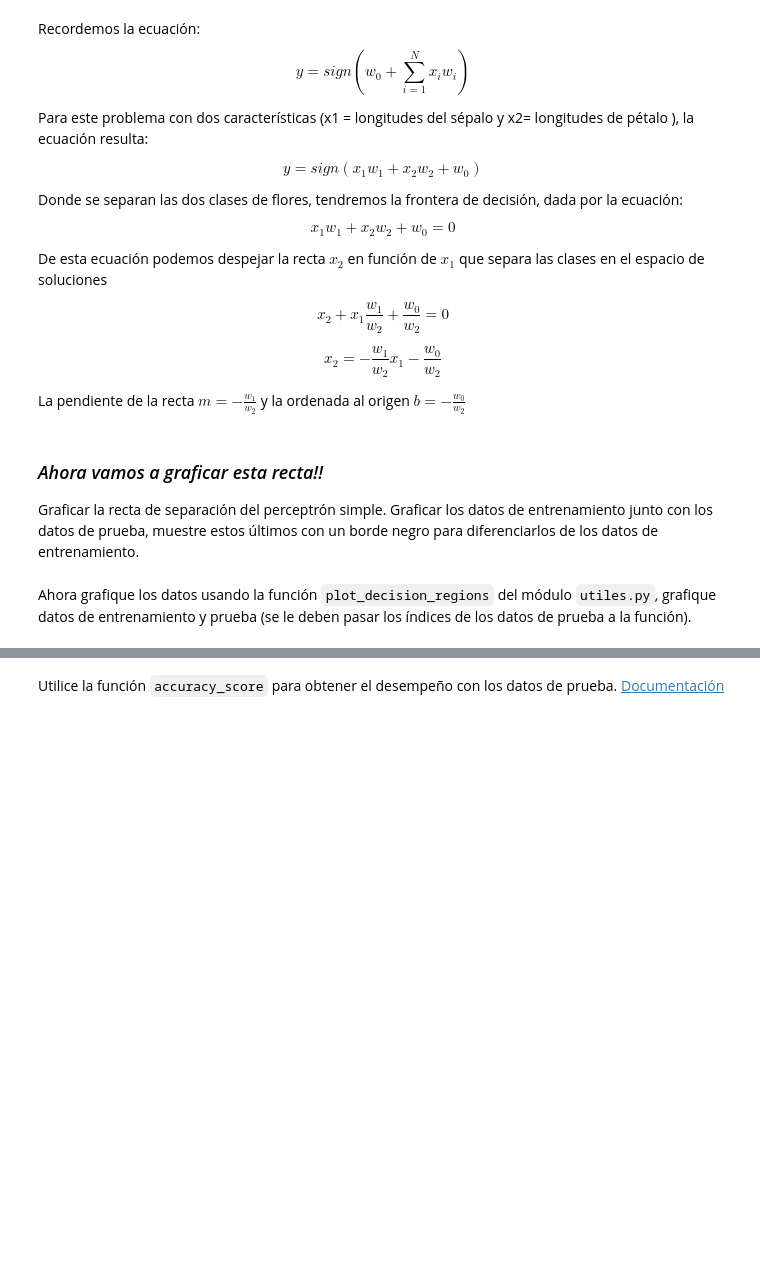
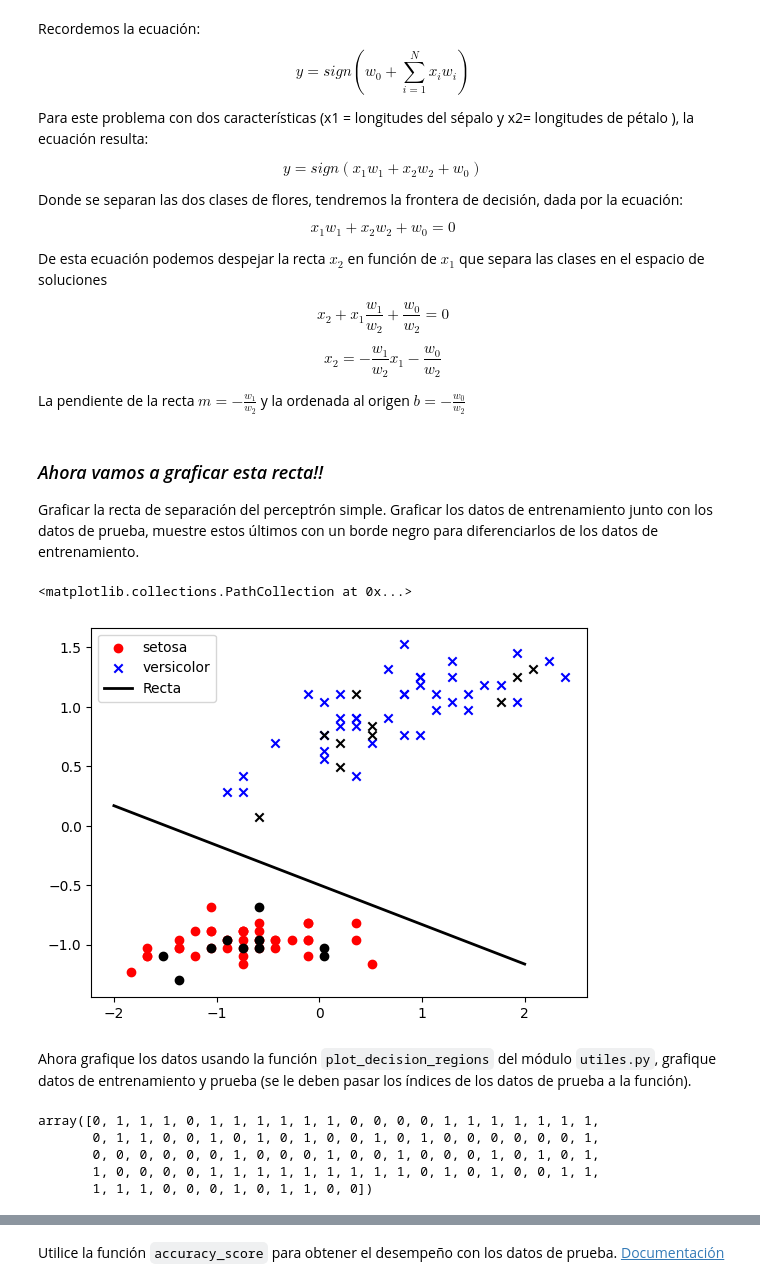
Before and after one commit to EnzoRD/Aprendisaje_maquinal, a Jupyter notebook: Semana_4-PS-PMC/Notebooks/PerceptronSimple.ipynb, the cells around one changed output, grey strips where cells are left out. Drawn from its saved outputs; the diff is of its cells as text; code cells hidden in the pictures; blank space fills up the shorter version.

```diff
--- a/Semana_4-PS-PMC/Notebooks/PerceptronSimple.ipynb
+++ b/Semana_4-PS-PMC/Notebooks/PerceptronSimple.ipynb
@@ -62,4 +94,11 @@ Separar los datos en conjunto de entrenamiento y prueba (20%)
 # %%
 #Escalamos los datos
+scaler = StandardScaler()
+scaler.fit(x_train)
+x_train_std = scaler.transform(x_train)
+x_test_std = scaler.transform(x_test)
 # %% [markdown]
 Entrenamos el perceptrón con un `eta=0.1`, una semilla `random_state=1` y `shuffle=True`. Ver [documentación](https://scikit-learn.org/stable/modules/generated/sklearn.linear_model.Perceptron.html)
+# %%
+perceptron = Perceptron(eta0=0.1, random_state=1, shuffle=True)
+perceptron.fit(x_train_std, y_train)
@@ -68,2 +113,6 @@ Entrenamos el perceptrón con un `eta=0.1`, una semilla `random_state=1` y `shuf
 # %% [markdown]
 **constante u ordenada al origen de la recta**
+# %%
+#Obtenemos la pendiente y la ordenada de la recta
+m = -(perceptron.coef_[0][0]/perceptron.coef_[0][1])
+b = -(perceptron.intercept_/perceptron.coef_[0][1])
@@ -91,8 +144,31 @@ La pendiente de la recta  $ m = -\frac{w_1}{w_2}$ y la ordenada al origen $ b =
 Graficar la recta de separación del perceptrón simple. Graficar los datos de entrenamiento junto con los datos de prueba, muestre estos últimos con un borde negro para diferenciarlos de los datos de entrenamiento.
 # %%
 #------------------ Representación de la recta ------------------------------------
+#Gráfico del conjunto de entrenamiento
+plt.scatter(x_train_std[:, 0][y_train == 0], x_train_std[:, 1][y_train == 0], color='red', marker='o', label='setosa')
+plt.scatter(x_train_std[:, 0][y_train == 1], x_train_std[:, 1][y_train == 1], color='blue', marker='x', label='versicolor')
 
-
+#Agregamos la recta
+x = np.linspace(-2, 2, 100)
+plt.plot(x, m*x+b, color='black', linestyle='-', linewidth=2, label='Recta')
+plt.legend(loc='upper left')
 # ----------------------------------------------------------------------------------
+#Agregamos los datos de testeo
+plt.scatter(x_test_std[:, 0][y_test == 0], x_test_std[:, 1][y_test == 0], color='black', marker='o', label='setosa')
+plt.scatter(x_test_std[:,0][y_test == 1], x_test_std[:, 1][y_test == 1], color='black', marker='x', label='versicolor')
+# %% [output]
+<matplotlib.collections.PathCollection at 0x...>
+[figure, added]
 # %% [markdown]
 Ahora grafique los datos usando la función `plot_decision_regions` del módulo `utiles.py`, grafique datos de entrenamiento y prueba (se le deben pasar los índices de los datos de prueba a la función).
+# %%
+#Concatenamos los datos
+x_std = np.vstack((x_train_std, x_test_std))
+y_general = np.hstack((y_train, y_test))
+y_general
+# %% [output]
+array([0, 1, 1, 1, 0, 1, 1, 1, 1, 1, 1, 0, 0, 0, 0, 1, 1, 1, 1, 1, 1, 1,
+       0, 1, 1, 0, 0, 1, 0, 1, 0, 1, 0, 0, 1, 0, 1, 0, 0, 0, 0, 0, 0, 1,
+       0, 0, 0, 0, 0, 0, 1, 0, 0, 0, 1, 0, 0, 1, 0, 0, 0, 1, 0, 1, 0, 1,
+       1, 0, 0, 0, 0, 1, 1, 1, 1, 1, 1, 1, 1, 1, 0, 1, 0, 1, 0, 0, 1, 1,
+       1, 1, 1, 0, 0, 0, 1, 0, 1, 1, 0, 0])
```
Also changed, not shown: parts of 21 cells of this notebook.
